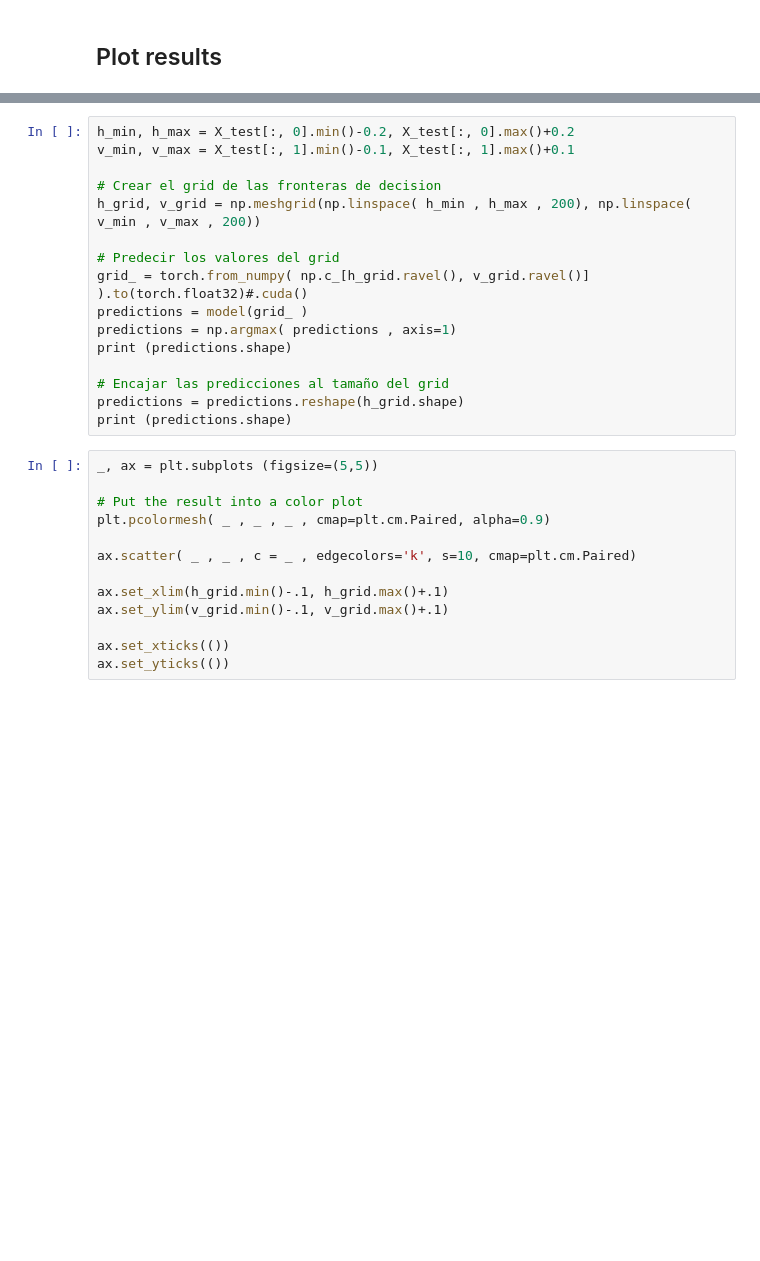
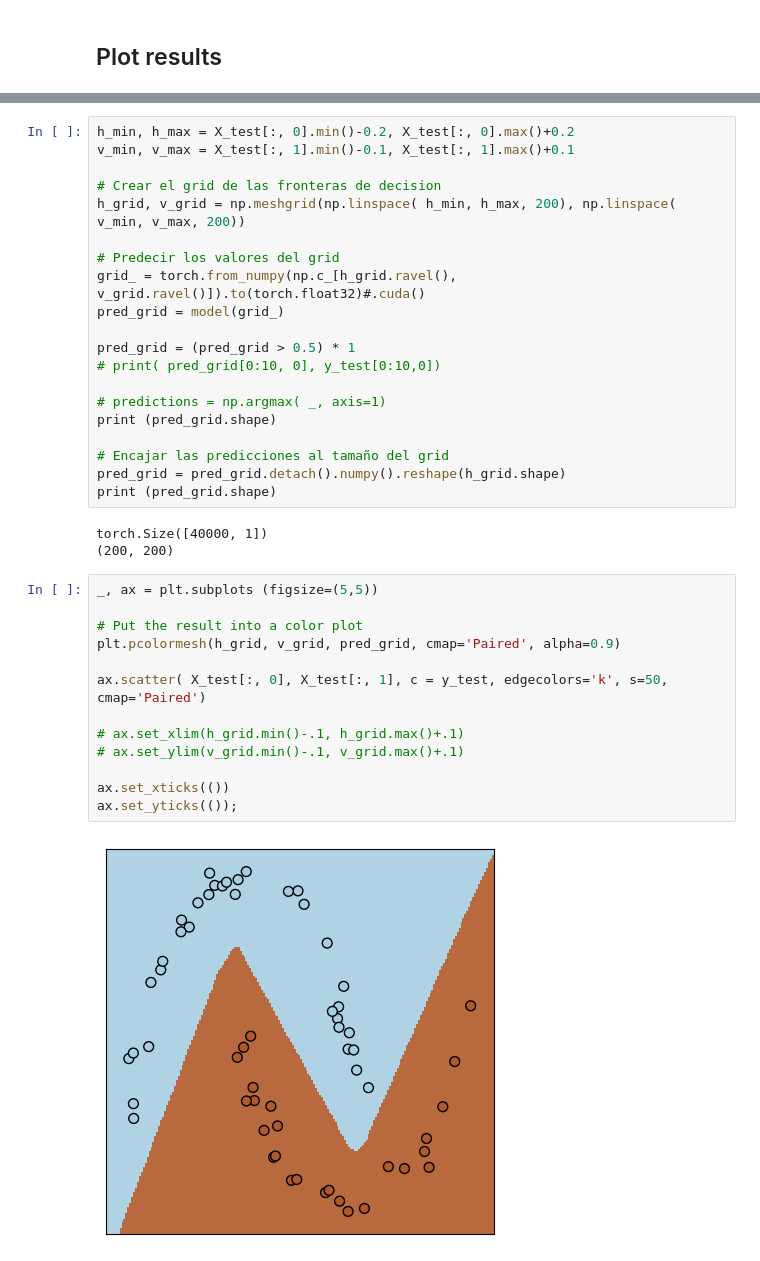
Before and after one commit to JuanJRP/machine_learning, a Jupyter notebook: Sem_10/nonlinearities_pytorch.ipynb, the cells around one changed output, grey strips where cells are left out. Drawn from its saved outputs; the diff is of its cells as text; blank space fills up the shorter version.

```diff
--- a/Sem_10/nonlinearities_pytorch.ipynb
+++ b/Sem_10/nonlinearities_pytorch.ipynb
@@ -143,27 +149,36 @@ h_min, h_max = X_test[:, 0].min()-0.2, X_test[:, 0].max()+0.2
 v_min, v_max = X_test[:, 1].min()-0.1, X_test[:, 1].max()+0.1
 
 # Crear el grid de las fronteras de decision
-h_grid, v_grid = np.meshgrid(np.linspace( h_min , h_max , 200), np.linspace( v_min , v_max , 200))
+h_grid, v_grid = np.meshgrid(np.linspace( h_min, h_max, 200), np.linspace( v_min, v_max, 200))
 
 # Predecir los valores del grid
-grid_ = torch.from_numpy( np.c_[h_grid.ravel(), v_grid.ravel()] ).to(torch.float32)#.cuda()
-predictions = model(grid_ )
-predictions = np.argmax( predictions , axis=1)
-print (predictions.shape)
+grid_ = torch.from_numpy(np.c_[h_grid.ravel(), v_grid.ravel()]).to(torch.float32)#.cuda()
+pred_grid = model(grid_)
+
+pred_grid = (pred_grid > 0.5) * 1
+# print( pred_grid[0:10, 0], y_test[0:10,0])
+
+# predictions = np.argmax( _, axis=1)
+print (pred_grid.shape)
 
 # Encajar las predicciones al tamaño del grid
-predictions = predictions.reshape(h_grid.shape)
-print (predictions.shape)
+pred_grid = pred_grid.detach().numpy().reshape(h_grid.shape)
+print (pred_grid.shape)
+# %% [output]
+torch.Size([40000, 1])
+(200, 200)
 # %%
 _, ax = plt.subplots (figsize=(5,5))
 
 # Put the result into a color plot
-plt.pcolormesh( _ , _ , _ , cmap=plt.cm.Paired, alpha=0.9)
+plt.pcolormesh(h_grid, v_grid, pred_grid, cmap='Paired', alpha=0.9)
 
-ax.scatter( _ , _ , c = _ , edgecolors='k', s=10, cmap=plt.cm.Paired)
+ax.scatter( X_test[:, 0], X_test[:, 1], c = y_test, edgecolors='k', s=50, cmap='Paired')
 
-ax.set_xlim(h_grid.min()-.1, h_grid.max()+.1)
-ax.set_ylim(v_grid.min()-.1, v_grid.max()+.1)
+# ax.set_xlim(h_grid.min()-.1, h_grid.max()+.1)
+# ax.set_ylim(v_grid.min()-.1, v_grid.max()+.1)
 
 ax.set_xticks(())
-ax.set_yticks(())
+ax.set_yticks(());
+# %% [output]
+[figure, added]
```
Also changed, not shown: parts of 5 cells of this notebook, 1 other file.
